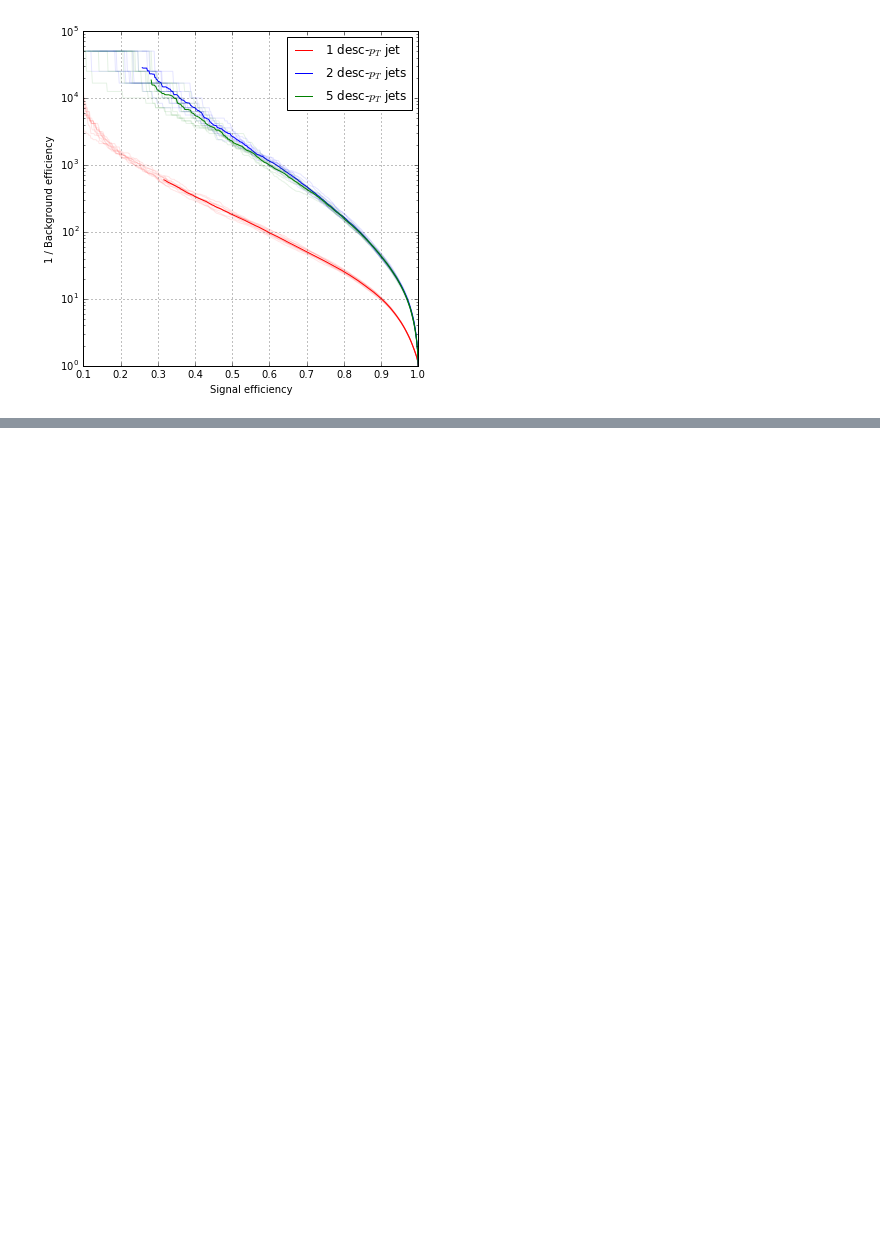
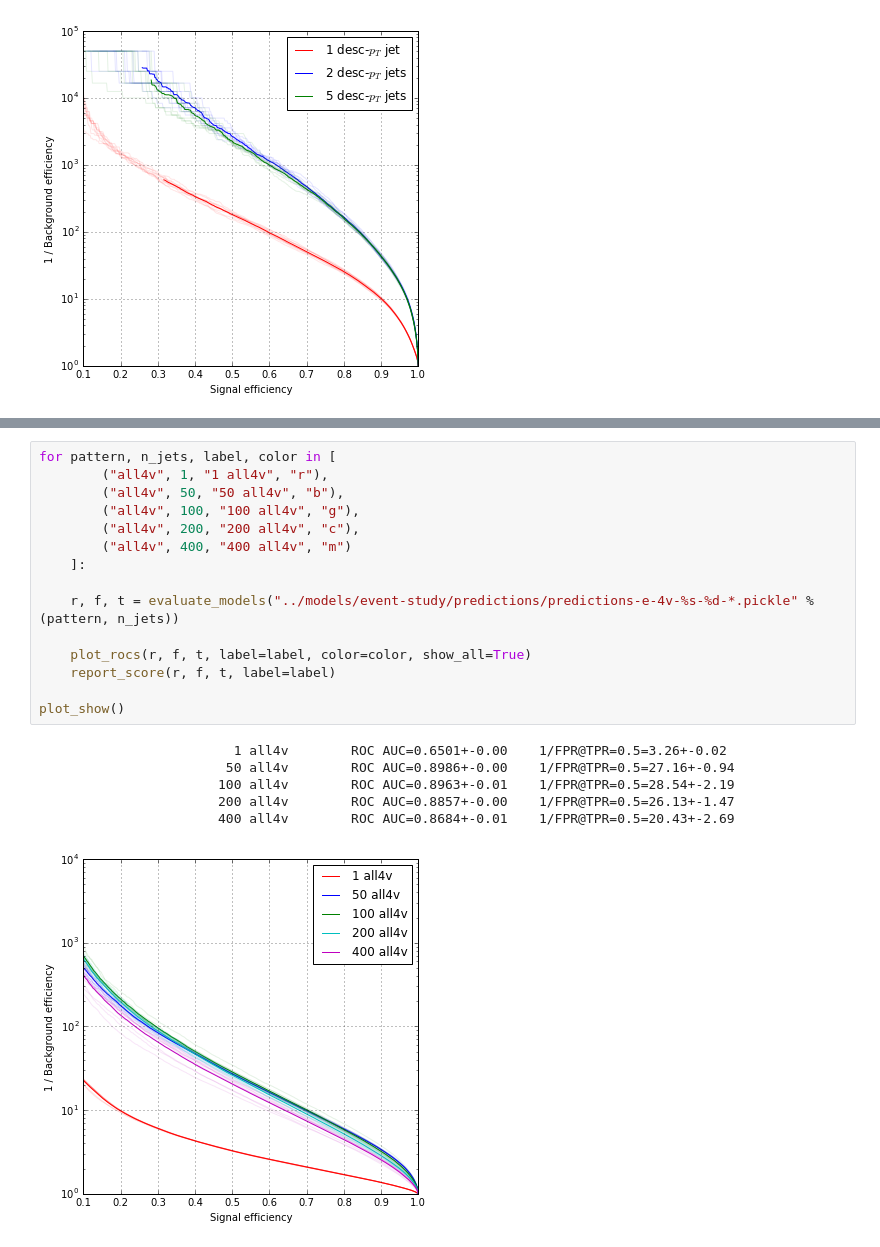
Before and after one commit to glouppe/recnn, a Jupyter notebook: notebooks/event-study.ipynb, the cells around one changed output, grey strips where cells are left out. Drawn from its saved outputs; the diff is of its cells as text; blank space fills up the shorter version.

```diff
--- a/notebooks/event-study.ipynb
+++ b/notebooks/event-study.ipynb
@@ -128,0 +141,22 @@ plot_show()
+# %%
+for pattern, n_jets, label, color in [
+        ("all4v", 1, "1 all4v", "r"),
+        ("all4v", 50, "50 all4v", "b"),
+        ("all4v", 100, "100 all4v", "g"),
+        ("all4v", 200, "200 all4v", "c"),
+        ("all4v", 400, "400 all4v", "m")
+    ]:
+
+    r, f, t = evaluate_models("../models/event-study/predictions/predictions-e-4v-%s-%d-*.pickle" % (pattern, n_jets))
+
+    plot_rocs(r, f, t, label=label, color=color, show_all=True)
+    report_score(r, f, t, label=label)
+
+plot_show()
+# %% [output]
+                         1 all4v        ROC AUC=0.6501+-0.00    1/FPR@TPR=0.5=3.26+-0.02
+                        50 all4v        ROC AUC=0.8986+-0.00    1/FPR@TPR=0.5=27.16+-0.94
+                       100 all4v        ROC AUC=0.8963+-0.01    1/FPR@TPR=0.5=28.54+-2.19
+                       200 all4v        ROC AUC=0.8857+-0.00    1/FPR@TPR=0.5=26.13+-1.47
+                       400 all4v        ROC AUC=0.8684+-0.01    1/FPR@TPR=0.5=20.43+-2.69
+[figure, added]
```
Also changed, not shown: parts of 2 cells of this notebook.
